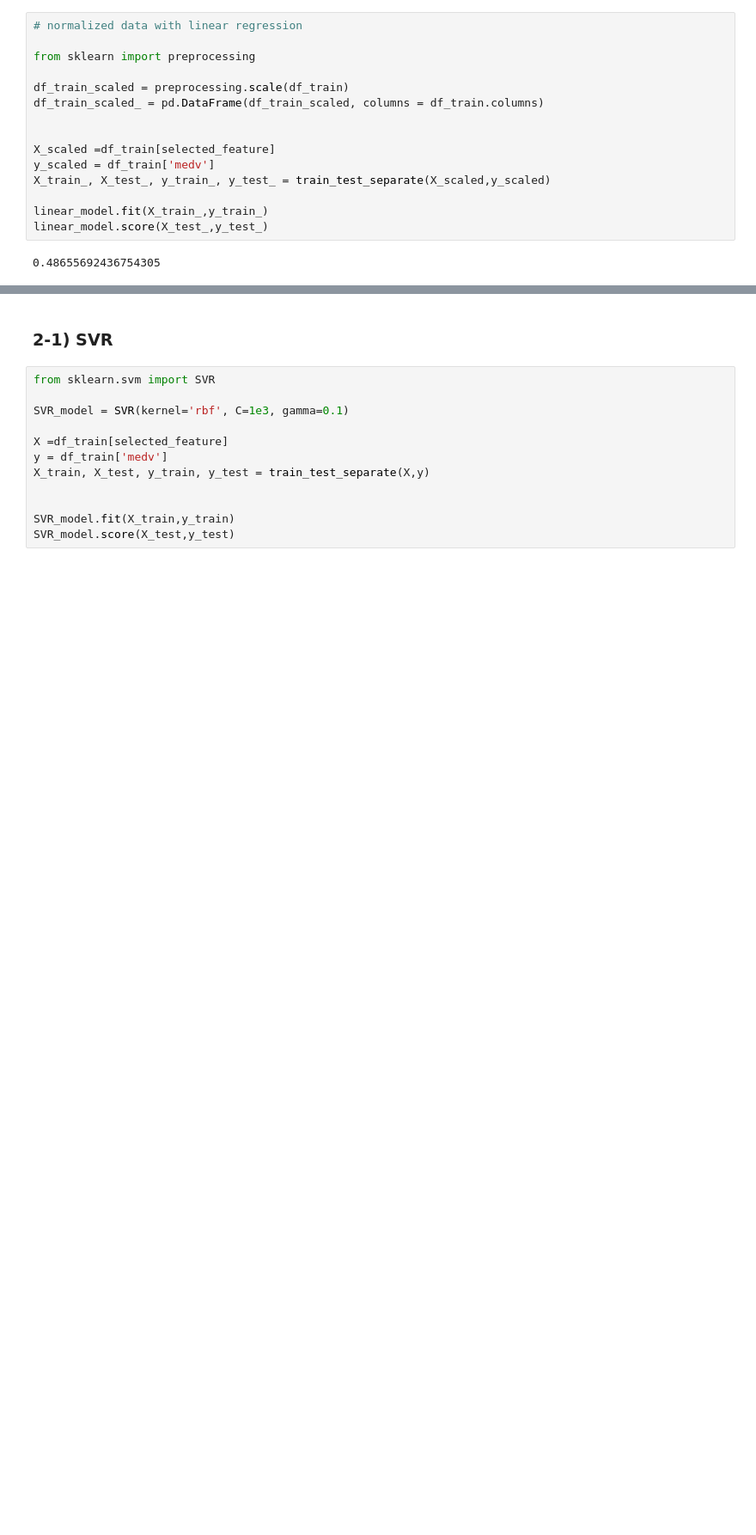
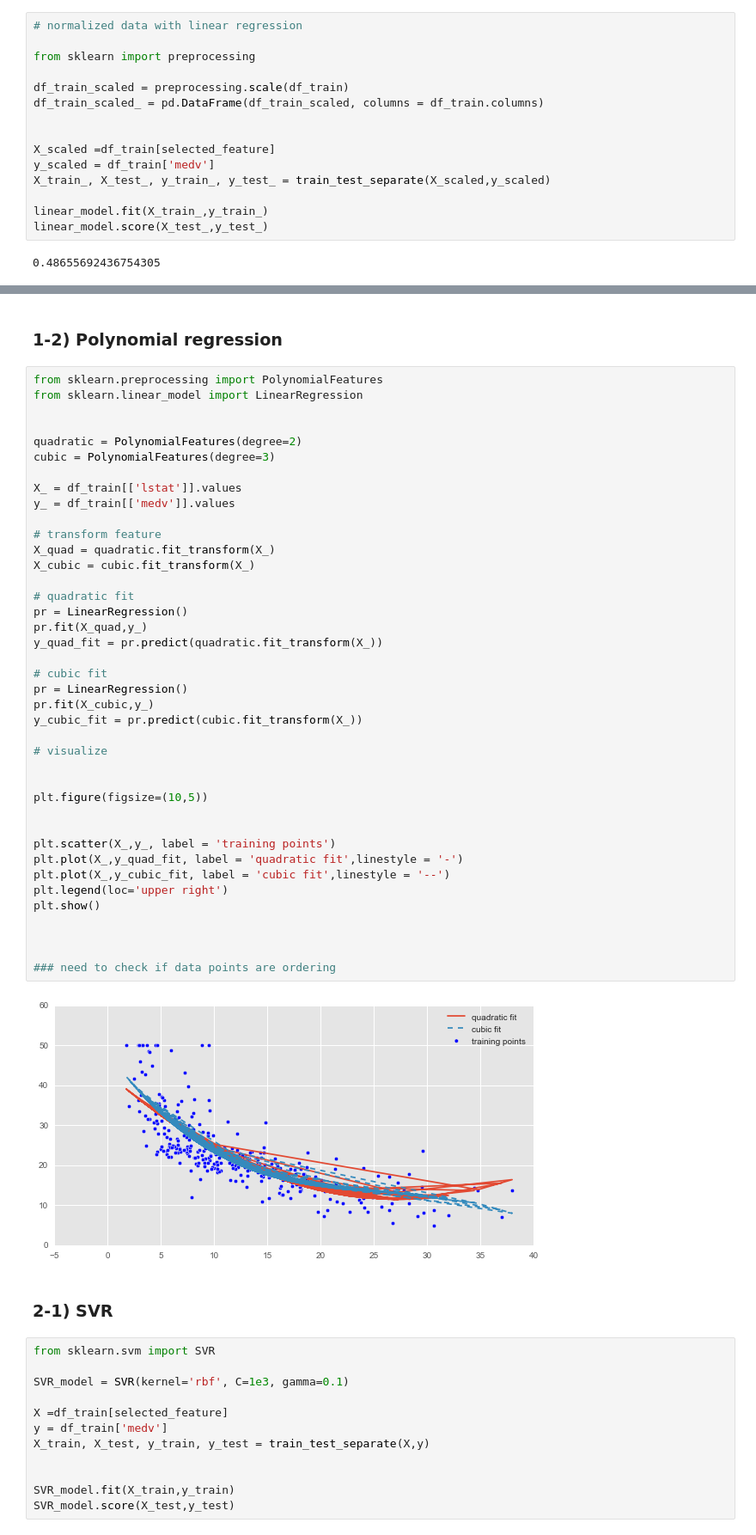
Before and after one commit to yennanliu/Kaggle.com_mini_project, a Jupyter notebook: boston_house/Boston_Housing_V1.ipynb, the cells around one changed output, grey strips where cells are left out. Shown at 86% size. Saved outputs shown, nothing was run; the diff lists cells and outputs as text; blank space fills up the shorter version.

```diff
--- a/boston_house/Boston_Housing_V1.ipynb
+++ b/boston_house/Boston_Housing_V1.ipynb
@@ -162,3 +162,47 @@ for feature in selected_feature:
+# %% [markdown]
+### 1-2) Polynomial regression
+# %%
+from sklearn.preprocessing import PolynomialFeatures
+from sklearn.linear_model import LinearRegression
+
+
+quadratic = PolynomialFeatures(degree=2)
+cubic = PolynomialFeatures(degree=3)
+
+X_ = df_train[['lstat']].values
+y_ = df_train[['medv']].values
+
+# transform feature
+X_quad = quadratic.fit_transform(X_)
+X_cubic = cubic.fit_transform(X_)
+
+# quadratic fit
+pr = LinearRegression()
+pr.fit(X_quad,y_)
+y_quad_fit = pr.predict(quadratic.fit_transform(X_))
+
+# cubic fit
+pr = LinearRegression()
+pr.fit(X_cubic,y_)
+y_cubic_fit = pr.predict(cubic.fit_transform(X_))
+
+# visualize
+
+
+plt.figure(figsize=(10,5))
+
+
+plt.scatter(X_,y_, label = 'training points')
+plt.plot(X_,y_quad_fit, label = 'quadratic fit',linestyle = '-')
+plt.plot(X_,y_cubic_fit, label = 'cubic fit',linestyle = '--')
+plt.legend(loc='upper right')
+plt.show()
+
+
+
+### need to check if data points are ordering
+# %% [output]
+[figure, added]
 # %% [markdown]
 ### 2-1) SVR
 # %%
```
Also changed, not shown: parts of 6 cells of this notebook.
